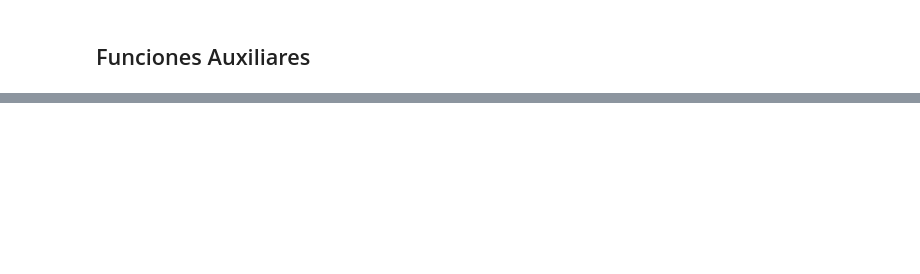
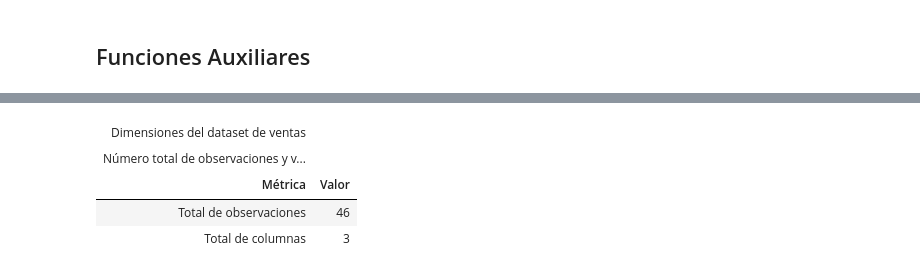
Before and after one commit to jxareas/linear-regression-sales, a Jupyter notebook: notebooks/M2_AG_Grupo12.ipynb, the cells around one changed output, grey strips where cells are left out. Saved outputs shown, nothing was run; the diff lists cells and outputs as text; code cells hidden in the pictures; blank space fills up the shorter version.

```diff
--- a/notebooks/M2_AG_Grupo12.ipynb
+++ b/notebooks/M2_AG_Grupo12.ipynb
@@ -420,6 +513,12 @@ gt_dims(
 # %%
-gt_null_counts(
+gt_dims(
     lf=sales_lf,
-    title="**Valores nulos en el dataset de ventas**",
-    style="forest",
+    title="**Dimensiones del dataset de `ventas`**",
+    style=TABLE_STYLE_FOR_NB,
 )
+# %% [output]
+| Dimensiones del dataset de ventas |  |
+| Número total de observaciones y v... |  |
+| Métrica | Valor |
+| Total de observaciones | 46 |
+| Total de columnas | 3 |
```
Also changed, not shown: parts of 18 cells of this notebook, 3 other files.
